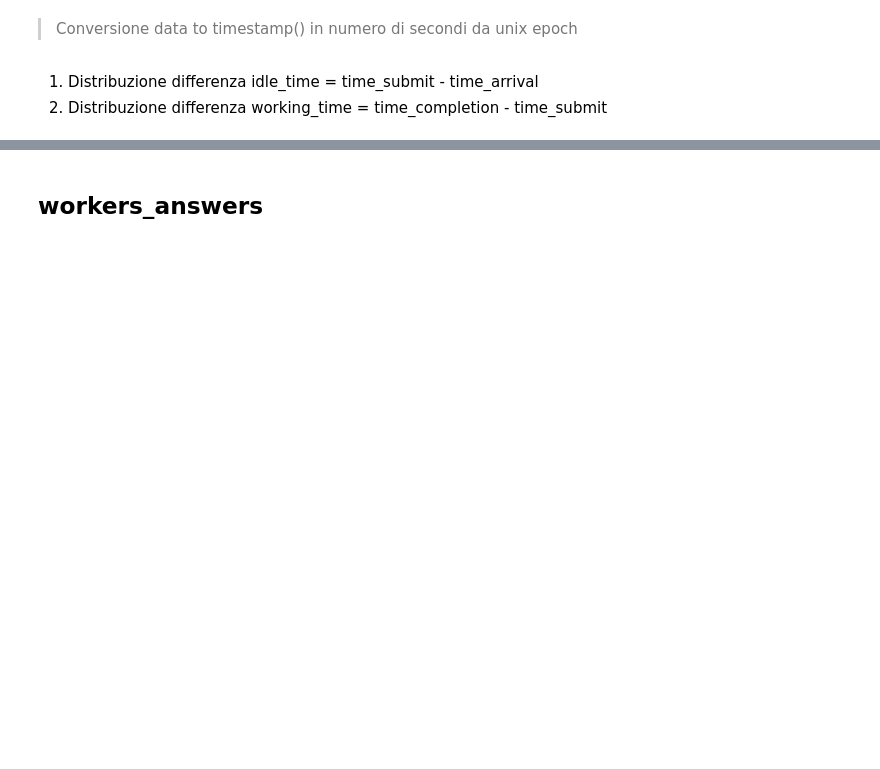
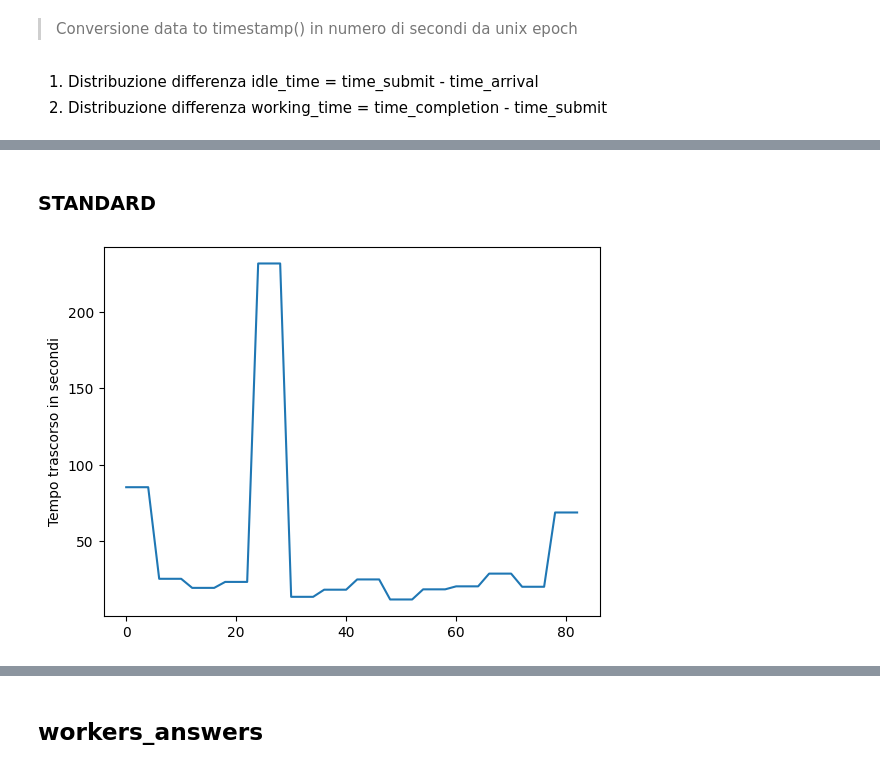
Before and after one commit to DamiFuma02/ProgettoSC_2, a Jupyter notebook: AnalisiRisultati.ipynb, the cells around one changed output, grey strips where cells are left out. Saved outputs shown, nothing was run; the diff lists cells and outputs as text; code cells hidden in the pictures; blank space fills up the shorter version.

```diff
--- a/AnalisiRisultati.ipynb
+++ b/AnalisiRisultati.ipynb
@@ -77,0 +98,20 @@ plt.show()
+# %%
+workers_questionnaire = pd.read_csv("/content/workers_questionnaire.csv")
+#workers_questionnaire.info()
+# categorizzare gli utenti in base a genere eta ecc
+# question_answer_text contiene il valore selezionato dal worker
+display(workers_questionnaire.groupby('unit_id').count())
+interesting_columns = ['worker_id','unit_id','questionnaire_type','questionnaire_time_elapsed',
+                       'question_attribute_name','question_attribute_text',
+                       'question_answer_value','question_answer_text']
+workers_questionnaire = workers_questionnaire[interesting_columns]
+# %% [markdown]
+### STANDARD
+# %%
+Standard_Answers = workers_questionnaire[workers_questionnaire['questionnaire_type'] == 'standard']
+#display(CRT_Answers)
+plt.plot(Standard_Answers['questionnaire_time_elapsed'])
+plt.ylabel("Tempo trascorso in secondi")
+plt.show()
+# %% [output]
+[figure, added]
```
Also changed, not shown: parts of 59 cells of this notebook, 10 other files.
